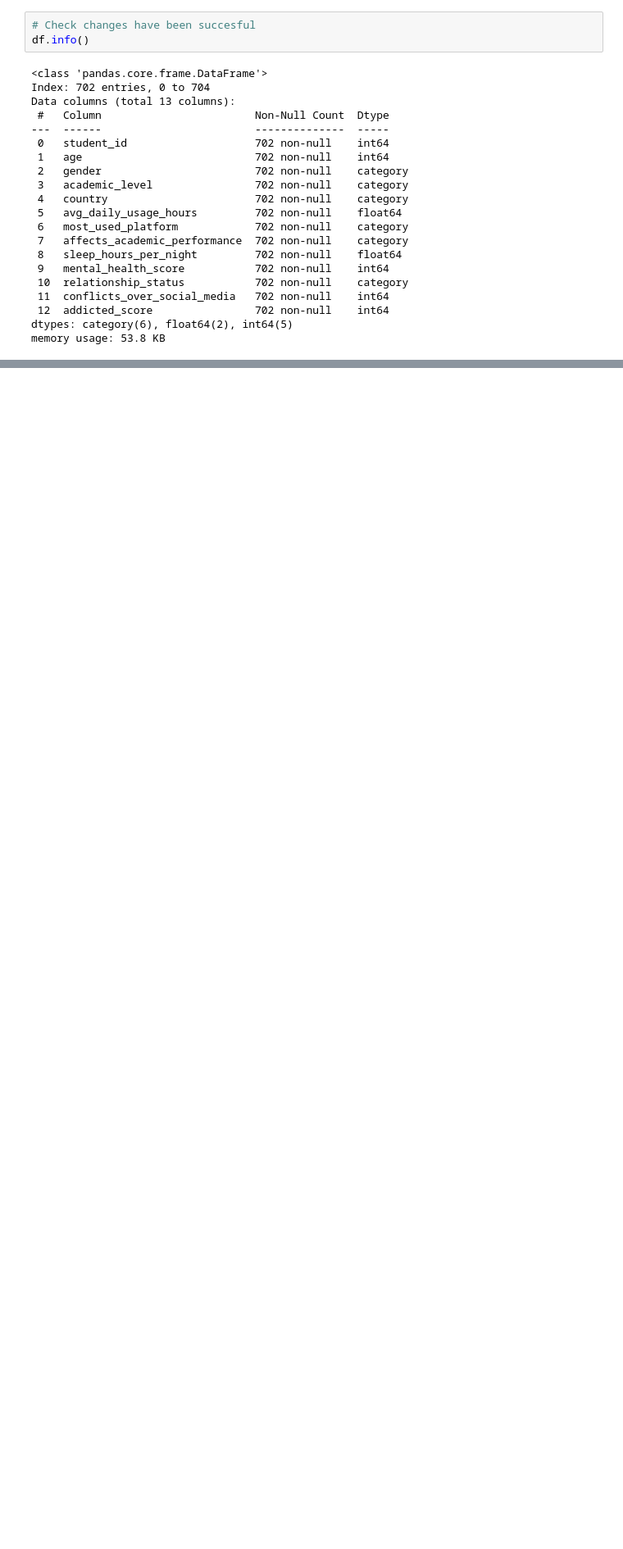
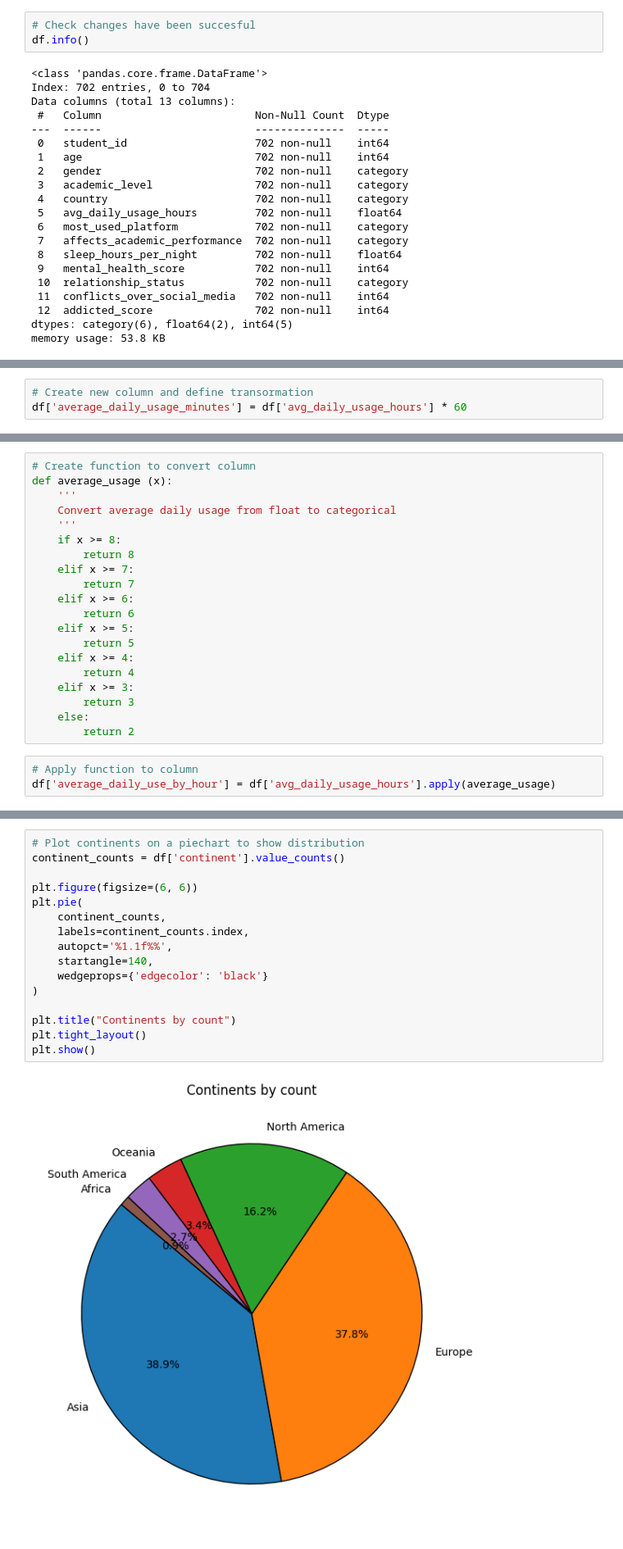
Before and after one commit to StavSteven/social_media_addiction, a Jupyter notebook: jupyter_notebooks/1_data_cleaning_student_social_media_addiction.ipynb, the cells around one changed output, grey strips where cells are left out. Shown at 82% size. Drawn from its saved outputs; the diff is of its cells as text; blank space fills up the shorter version.

```diff
--- a/jupyter_notebooks/1_data_cleaning_student_social_media_addiction.ipynb
+++ b/jupyter_notebooks/1_data_cleaning_student_social_media_addiction.ipynb
@@ -399,0 +414,3 @@ memory usage: 53.8 KB
+# %%
+# Create new column and define transormation
+df['average_daily_usage_minutes'] = df['avg_daily_usage_hours'] * 60
@@ -399,0 +424,23 @@ memory usage: 53.8 KB
+# %%
+# Create function to convert column
+def average_usage (x):
+    '''
+    Convert average daily usage from float to categorical
+    '''
+    if x >= 8:
+        return 8
+    elif x >= 7:
+        return 7
+    elif x >= 6:
+        return 6
+    elif x >= 5:
+        return 5
+    elif x >= 4:
+        return 4
+    elif x >= 3:
+        return 3
+    else:
+        return 2
+# %%
+# Apply function to column
+df['average_daily_use_by_hour'] = df['avg_daily_usage_hours'].apply(average_usage)
@@ -399,0 +531,18 @@ memory usage: 53.8 KB
+# %%
+# Plot continents on a piechart to show distribution
+continent_counts = df['continent'].value_counts()
+
+plt.figure(figsize=(6, 6))
+plt.pie(
+    continent_counts,
+    labels=continent_counts.index,
+    autopct='%1.1f%%',
+    startangle=140,
+    wedgeprops={'edgecolor': 'black'}
+)
+
+plt.title("Continents by count")
+plt.tight_layout()
+plt.show()
+# %% [output]
+[figure, added]
```
Also changed, not shown: parts of 22 cells of this notebook.
